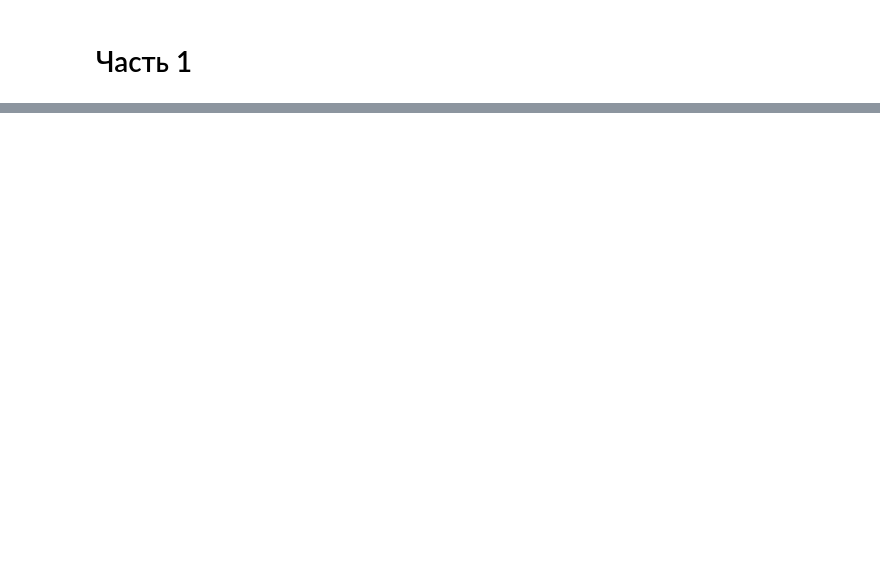
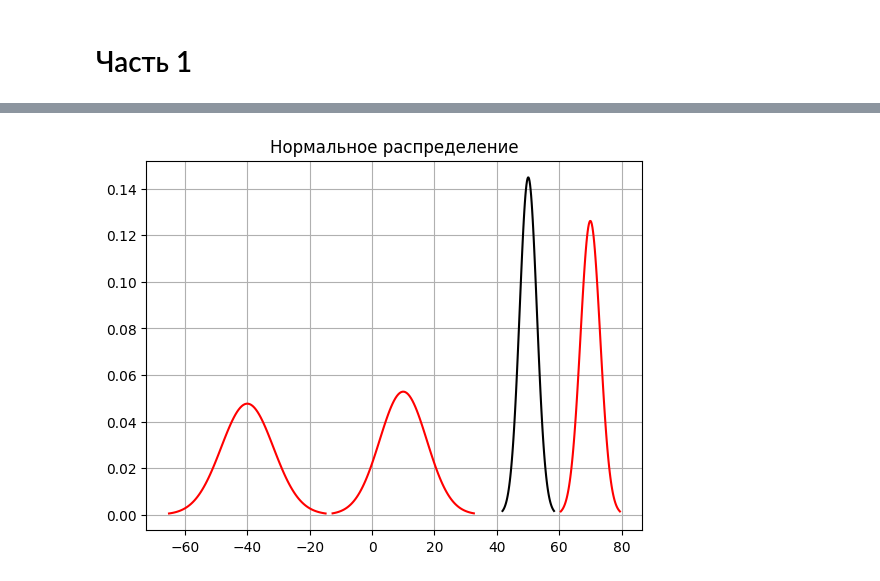
Before and after one commit to SaprZheks/SNAR-HW-3, a Jupyter notebook: HW 3.ipynb, the cells around one changed output, grey strips where cells are left out. Drawn from its saved outputs; the diff is of its cells as text; code cells hidden in the pictures; blank space fills up the shorter version.

```diff
--- a/HW 3.ipynb
+++ b/HW 3.ipynb
@@ -187,0 +330,19 @@ class Kalman():
+# %%
+g1 = Gaussian(10,57)
+g2 = Gaussian(-40,70)
+g3 = Gaussian(70,10)
+g4 = Gaussian()
+g4.mul([g1,g2,g3])
+c1 = g1.fill(100)
+c2 = g2.fill(100)
+c3 = g3.fill(100)
+c4 = g4.fill(100)
+plt.plot(c1[0],c1[1], 'r')
+plt.plot(c2[0],c2[1], 'r')
+plt.plot(c3[0],c3[1], 'r')
+plt.plot(c4[0],c4[1], 'black')
+plt.title('Нормальное распределение') #Название
+plt.grid(True)
+plt.show()
+# %% [output]
+[figure, added]
```
Also changed, not shown: parts of 10 cells of this notebook, 2 other files.
